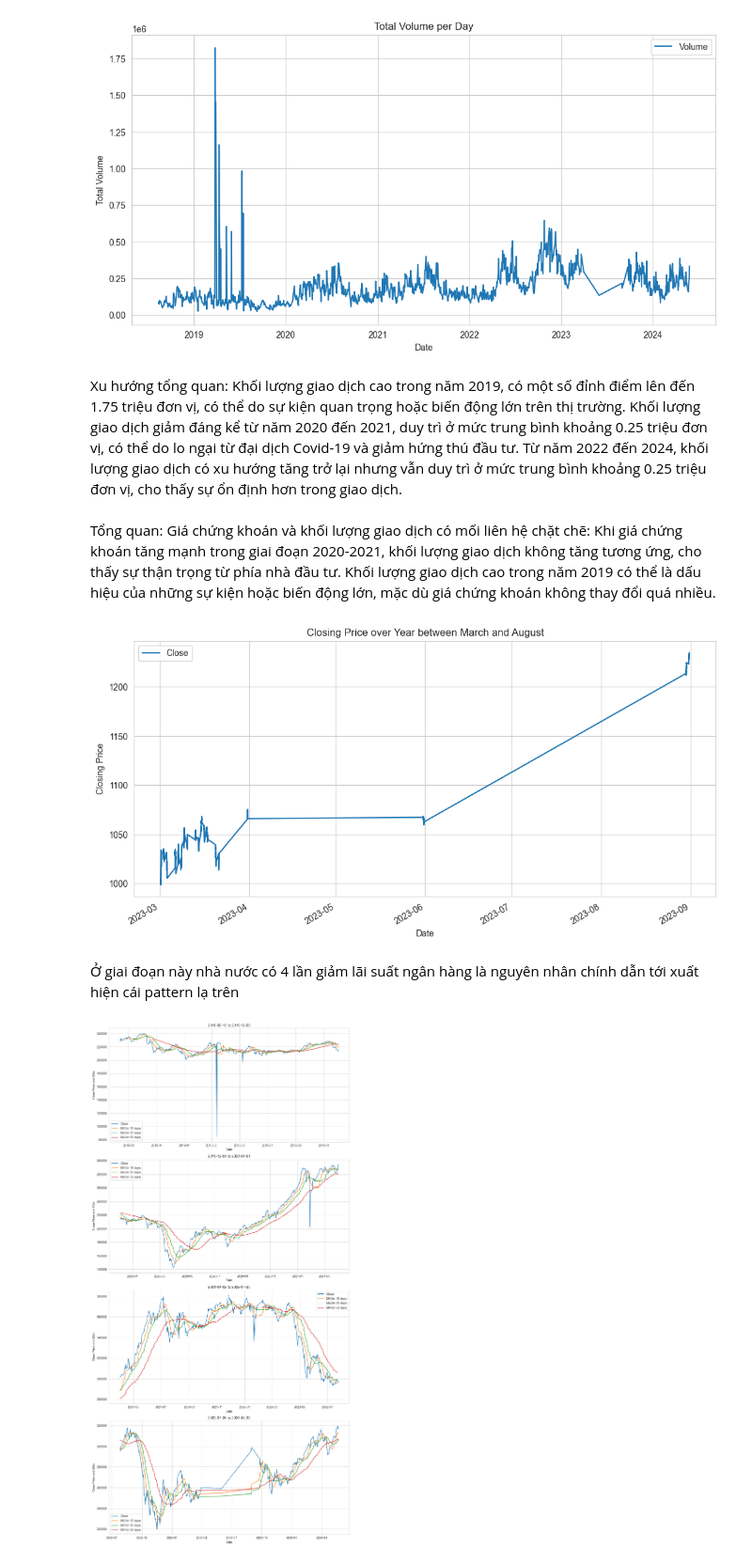
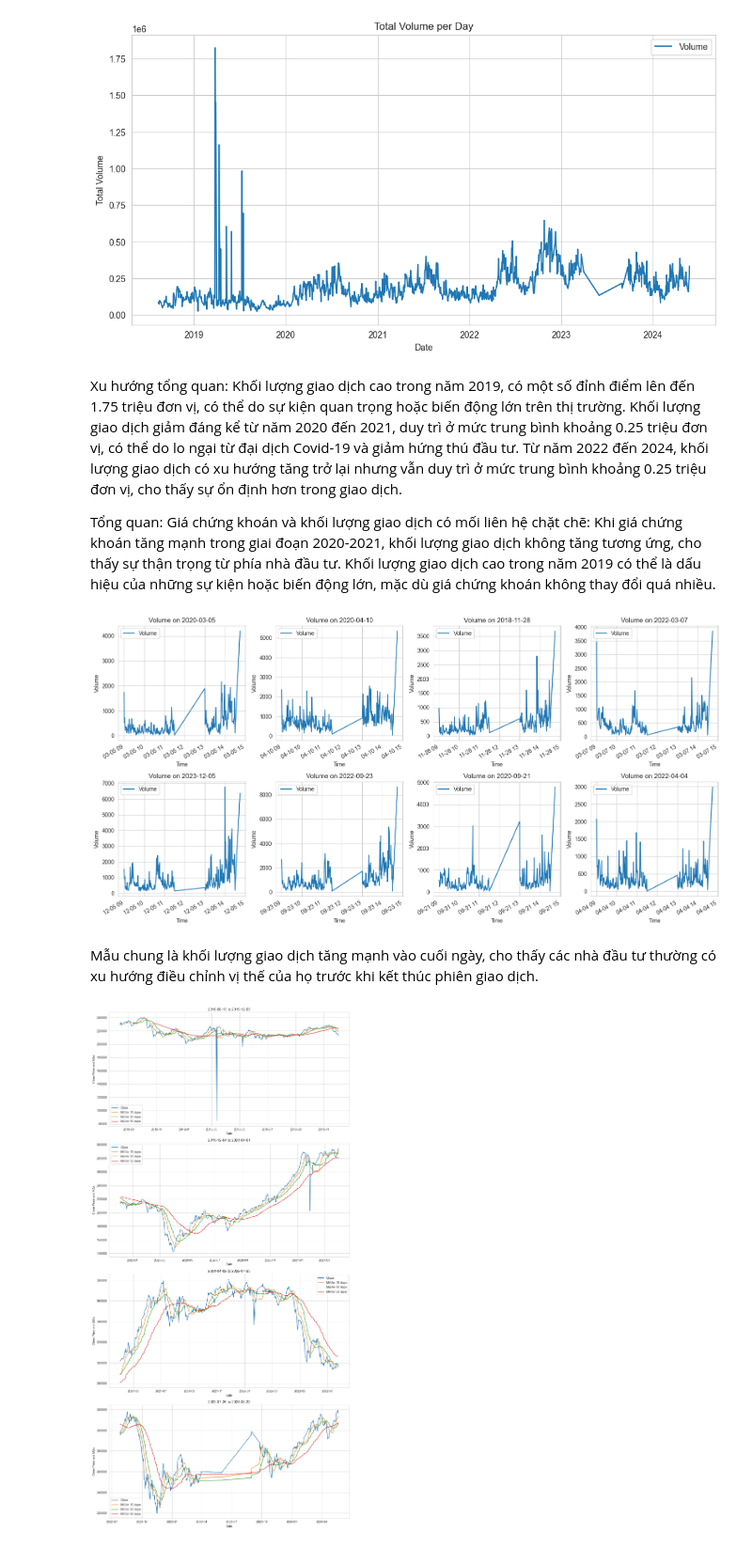
Before and after one commit to NgDMTruc/DSP_vn30f, a Jupyter notebook: notebook.ipynb, the cells around one changed output. Shown at 94% size. Drawn from its saved outputs; the diff is of its cells as text; code cells hidden in the pictures.

```diff
--- a/notebook.ipynb
+++ b/notebook.ipynb
@@ -209,22 +313,34 @@ Xu hướng tổng quan:
 Khối lượng giao dịch cao trong năm 2019, có một số đỉnh điểm lên đến 1.75 triệu đơn vị, có thể do sự kiện quan trọng hoặc biến động lớn trên thị trường.
 Khối lượng giao dịch giảm đáng kể từ năm 2020 đến 2021, duy trì ở mức trung bình khoảng 0.25 triệu đơn vị, có thể do lo ngại từ đại dịch Covid-19 và giảm hứng thú đầu tư.
 Từ năm 2022 đến 2024, khối lượng giao dịch có xu hướng tăng trở lại nhưng vẫn duy trì ở mức trung bình khoảng 0.25 triệu đơn vị, cho thấy sự ổn định hơn trong giao dịch.
+
+Tổng quan:
+Giá chứng khoán và khối lượng giao dịch có mối liên hệ chặt chẽ:
+Khi giá chứng khoán tăng mạnh trong giai đoạn 2020-2021, khối lượng giao dịch không tăng tương ứng, cho thấy sự thận trọng từ phía nhà đầu tư.
+Khối lượng giao dịch cao trong năm 2019 có thể là dấu hiệu của những sự kiện hoặc biến động lớn, mặc dù giá chứng khoán không thay đổi quá nhiều.
-# %% [markdown]
-Tổng quan:
-Giá chứng khoán và khối lượng giao dịch có mối liên hệ chặt chẽ:
-Khi giá chứng khoán tăng mạnh trong giai đoạn 2020-2021, khối lượng giao dịch không tăng tương ứng, cho thấy sự thận trọng từ phía nhà đầu tư.
-Khối lượng giao dịch cao trong năm 2019 có thể là dấu hiệu của những sự kiện hoặc biến động lớn, mặc dù giá chứng khoán không thay đổi quá nhiều.
-# %%
-filtered_df = sub_df.loc['03-2023':'08-2023']
-filtered_df['Close'].plot(legend=True, figsize = (12, 6))
-plt.xlabel('Date')
-plt.ylabel('Closing Price')
-plt.title('Closing Price over Year between March and August')
-plt.show()
-# %% [output]
-[figure, removed]
-# %% [markdown]
-Ở giai đoạn này nhà nước có 4 lần giảm lãi suất ngân hàng là nguyên nhân chính dẫn tới xuất hiện cái pattern lạ trên
+# %%
+import random
+import matplotlib.pyplot as plt
+
+# Tạo các subplots cho biến động trong ngày
+fig, axs = plt.subplots(2, 4, figsize=(16, 8))
+
+# Vẽ biến động trong ngày cho mỗi ngày ngẫu nhiên
+for i, day in enumerate(selected_days):
+    row = i // 4
+    col = i % 4
+    day_data = get_data_for_day(sub_df, day)
+    day_data = calculate_intraday_volatility(day_data)
+    day_data['Volume'].plot(ax=axs[row, col], legend=True)
+    axs[row, col].set_title(f'Volume on {day.date()}')
+    axs[row, col].set_xlabel('Time')
+    axs[row, col].set_ylabel('Volume')
+plt.tight_layout()
+plt.show()
+# %% [output]
+[figure, added]
+# %% [markdown]
+Mẫu chung là khối lượng giao dịch tăng mạnh vào cuối ngày, cho thấy các nhà đầu tư thường có xu hướng điều chỉnh vị thế của họ trước khi kết thúc phiên giao dịch.
 # %%
 # Nhóm dữ liệu theo ngày và tính tổng cột Close
 daily_sum = sub_df['Close'].groupby(sub_df.index.date).sum()
```
Also changed, not shown: parts of 37 cells of this notebook.
